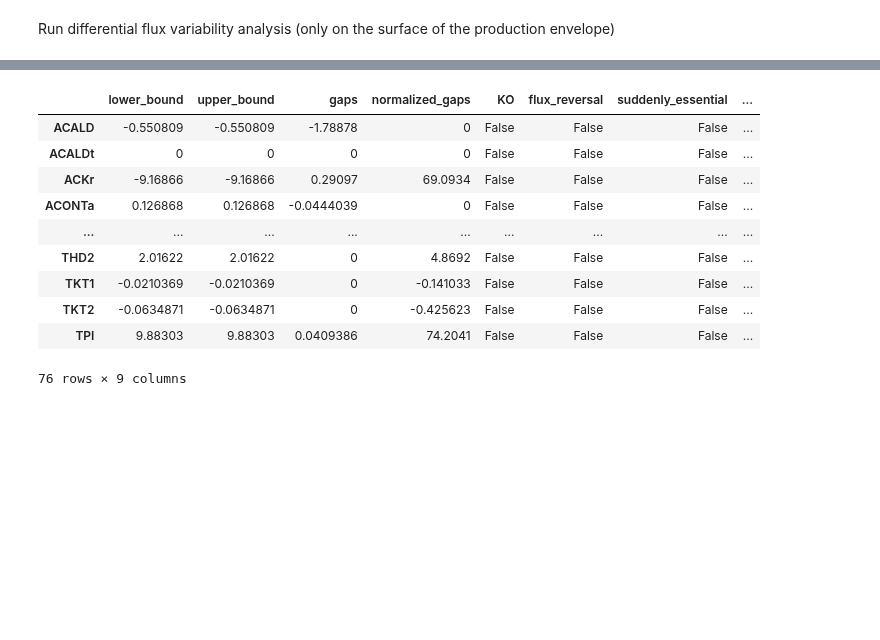
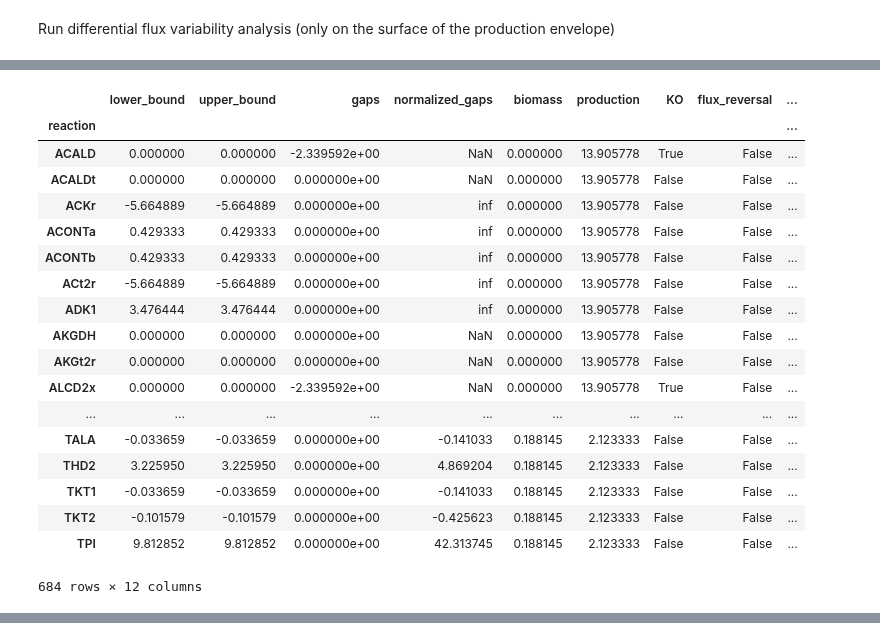
Before and after one commit to biosustain/cameo-notebooks, a Jupyter notebook: 06-predict-gene-modulation-targets.ipynb, the cells around one changed output, grey strips where cells are left out. Saved outputs shown, nothing was run; the diff lists cells and outputs as text; code cells hidden in the pictures; blank space fills up the shorter version.

```diff
--- a/06-predict-gene-modulation-targets.ipynb
+++ b/06-predict-gene-modulation-targets.ipynb
@@ -68,5 +74,4 @@ diffFVA = DifferentialFVA(design_space_model=model,
 # %% [markdown]
 Run differential flux variability analysis (only on the surface of the production envelope)
 # %%
-%time result = diffFVA.run(surface_only=True)
-result.plot()
+result = diffFVA.run(surface_only=True)
@@ -81,19 +78,27 @@ Wall time: 2.12 s
+# %%
+result.solutions
+# %% [output]
+|  | lower_bound | upper_bound | gaps | normalized_gaps | biomass | production | KO | flux_reversal | ... |
+| reaction |  |  |  |  |  |  |  |  | ... |
+| ACALD | 0.000000 | 0.000000 | -2.339592e+00 | NaN | 0.000000 | 13.905778 | True | False | ... |
+| ACALDt | 0.000000 | 0.000000 | 0.000000e+00 | NaN | 0.000000 | 13.905778 | False | False | ... |
+| ACKr | -5.664889 | -5.664889 | 0.000000e+00 | inf | 0.000000 | 13.905778 | False | False | ... |
+| ACONTa | 0.429333 | 0.429333 | 0.000000e+00 | inf | 0.000000 | 13.905778 | False | False | ... |
+| ACONTb | 0.429333 | 0.429333 | 0.000000e+00 | inf | 0.000000 | 13.905778 | False | False | ... |
+| ACt2r | -5.664889 | -5.664889 | 0.000000e+00 | inf | 0.000000 | 13.905778 | False | False | ... |
+| ADK1 | 3.476444 | 3.476444 | 0.000000e+00 | inf | 0.000000 | 13.905778 | False | False | ... |
+| AKGDH | 0.000000 | 0.000000 | 0.000000e+00 | NaN | 0.000000 | 13.905778 | False | False | ... |
+| AKGt2r | 0.000000 | 0.000000 | 0.000000e+00 | NaN | 0.000000 | 13.905778 | False | False | ... |
+| ALCD2x | 0.000000 | 0.000000 | -2.339592e+00 | NaN | 0.000000 | 13.905778 | True | False | ... |
+| ... | ... | ... | ... | ... | ... | ... | ... | ... | ... |
+| TALA | -0.033659 | -0.033659 | 0.000000e+00 | -0.141033 | 0.188145 | 2.123333 | False | False | ... |
+| THD2 | 3.225950 | 3.225950 | 0.000000e+00 | 4.869204 | 0.188145 | 2.123333 | False | False | ... |
+| TKT1 | -0.033659 | -0.033659 | 0.000000e+00 | -0.141033 | 0.188145 | 2.123333 | False | False | ... |
+| TKT2 | -0.101579 | -0.101579 | 0.000000e+00 | -0.425623 | 0.188145 | 2.123333 | False | False | ... |
+| TPI | 9.812852 | 9.812852 | 0.000000e+00 | 42.313745 | 0.188145 | 2.123333 | False | False | ... |
+684 rows × 12 columns
 # %%
 result.plot(5, variables=['FBP', 'G6PDH2r', 'PGL', 'PGK'])
 # %% [output]
 [interactive output not drawn]
-# %%
-result.data_frame.iloc[5]
-# %% [output]
-|  | lower_bound | upper_bound | gaps | normalized_gaps | KO | flux_reversal | suddenly_essential | ... |
-| ACALD | -0.550809 | -0.550809 | -1.78878 | 0 | False | False | False | ... |
-| ACALDt | 0 | 0 | 0 | 0 | False | False | False | ... |
-| ACKr | -9.16866 | -9.16866 | 0.29097 | 69.0934 | False | False | False | ... |
-| ACONTa | 0.126868 | 0.126868 | -0.0444039 | 0 | False | False | False | ... |
-| ... | ... | ... | ... | ... | ... | ... | ... | ... |
-| THD2 | 2.01622 | 2.01622 | 0 | 4.8692 | False | False | False | ... |
-| TKT1 | -0.0210369 | -0.0210369 | 0 | -0.141033 | False | False | False | ... |
-| TKT2 | -0.0634871 | -0.0634871 | 0 | -0.425623 | False | False | False | ... |
-| TPI | 9.88303 | 9.88303 | 0.0409386 | 74.2041 | False | False | False | ... |
-76 rows × 9 columns
 # %%
```
Also changed, not shown: parts of 3 cells of this notebook.
